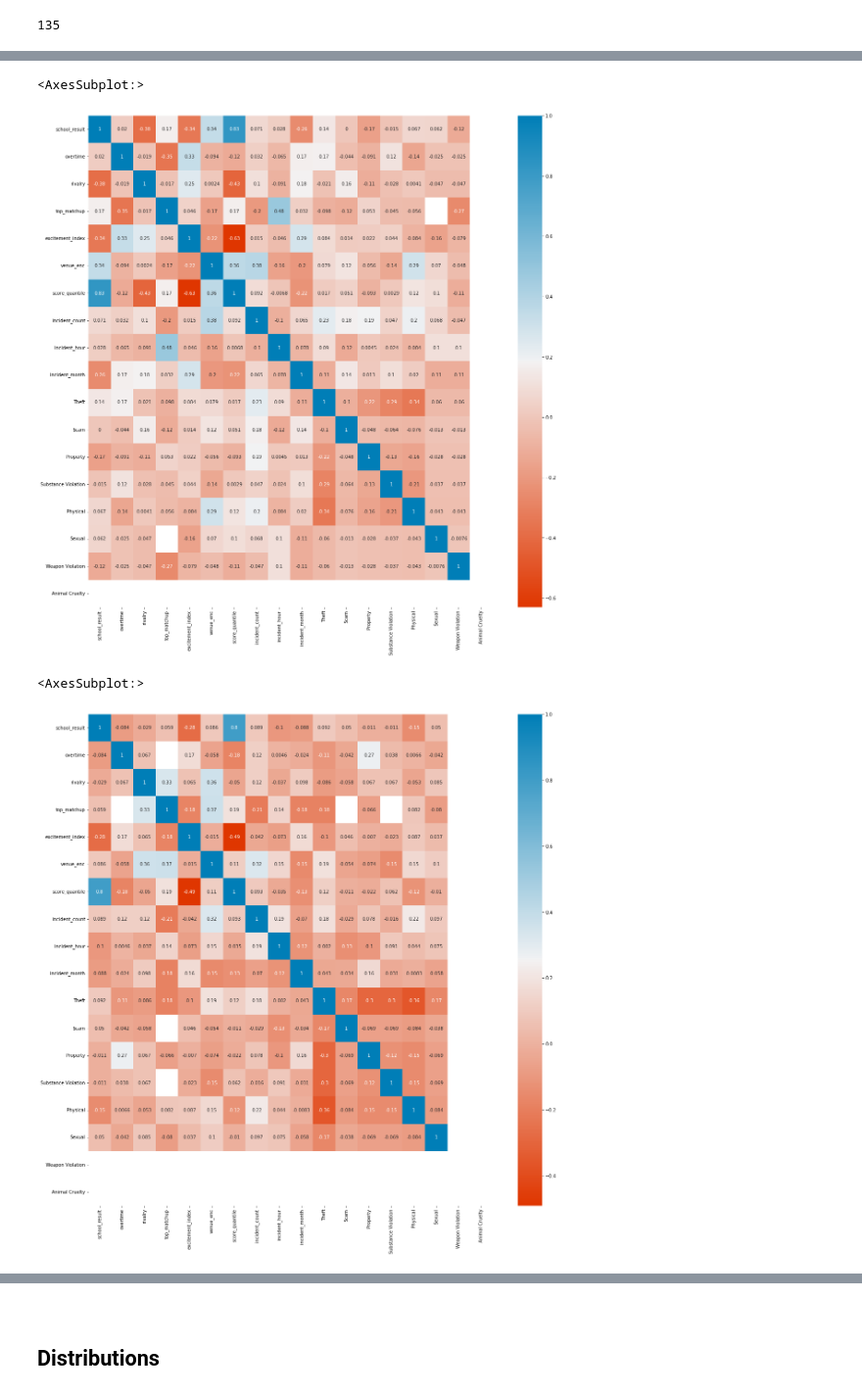
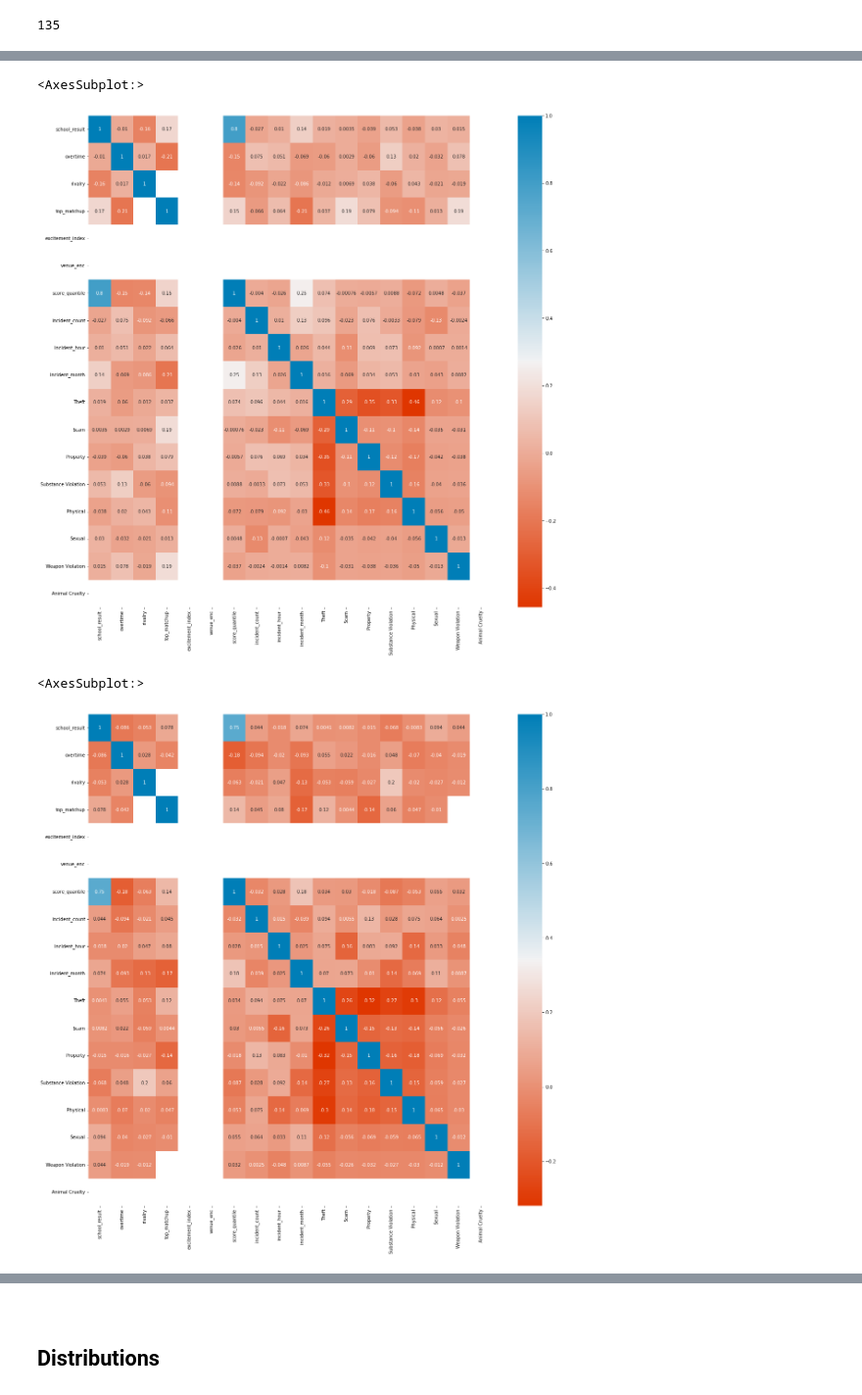
Before and after one commit to djboudia/milestone, a Jupyter notebook: 03_notebooks/06_sports_crime_eda.ipynb, the cells around one changed output, grey strips where cells are left out. Shown at 98% size. Drawn from its saved outputs; the diff is of its cells as text; code cells hidden in the pictures.

```diff
--- a/03_notebooks/06_sports_crime_eda.ipynb
+++ b/03_notebooks/06_sports_crime_eda.ipynb
@@ -157,7 +177,7 @@ df['poll_diff'] = df['school_rank'] - df['opponent_rank']
 
 #### LabelEncoder()
 # %%
-df['score_quantile'] = pd.qcut(df['score_diff'], 4, labels=[1, 2, 3, 4])
+df['score_quantile'] = pd.qcut(df['score_diff'], 10, labels=[1, 2, 3, 4])
 # %%
 from sklearn.preprocessing import LabelEncoder
 enc = LabelEncoder()
@@ -591,6 +612,6 @@ sns.heatmap((df_onerow[df_onerow['sport'] == 'football']
 # %%
 fig, ax = plt.subplots(figsize=(20, 20))
-sns.heatmap(((df_onerow[(df_onerow['sport'] == 'football')
+sns.heatmap(((df_onerow[(df_onerow['sport'] == 'basketball')
                         & (df_onerow['school'] == 'michigan')]
              )
              [corr_list]
@@ -602,22 +623,22 @@ sns.heatmap(((df_onerow[(df_onerow['sport'] == 'football')
            )
 # %% [output]
 <AxesSubplot:>
-[figure, old version]
+[figure, new version]
 # %%
 fig, ax = plt.subplots(figsize=(20, 20))
-sns.heatmap(((df_onerow[(df_onerow['sport'] == 'football')
+sns.heatmap(((df_onerow[(df_onerow['sport'] == 'basketball')
                         & (df_onerow['school'] == 'michigan state')]
              )
              [corr_list]
             )
             .corr(method='spearman'),
             cmap=sns.diverging_palette(16, 240, s=100, l=50, as_cmap=True),
             annot=True,
             annot_kws={"fontsize":10}
            )
 # %% [output]
 <AxesSubplot:>
-[figure, old version]
+[figure, new version]
 # %% [markdown]
 <a id='distributions'></a>
 # %% [markdown]
```
Also changed, not shown: parts of 35 cells of this notebook.
